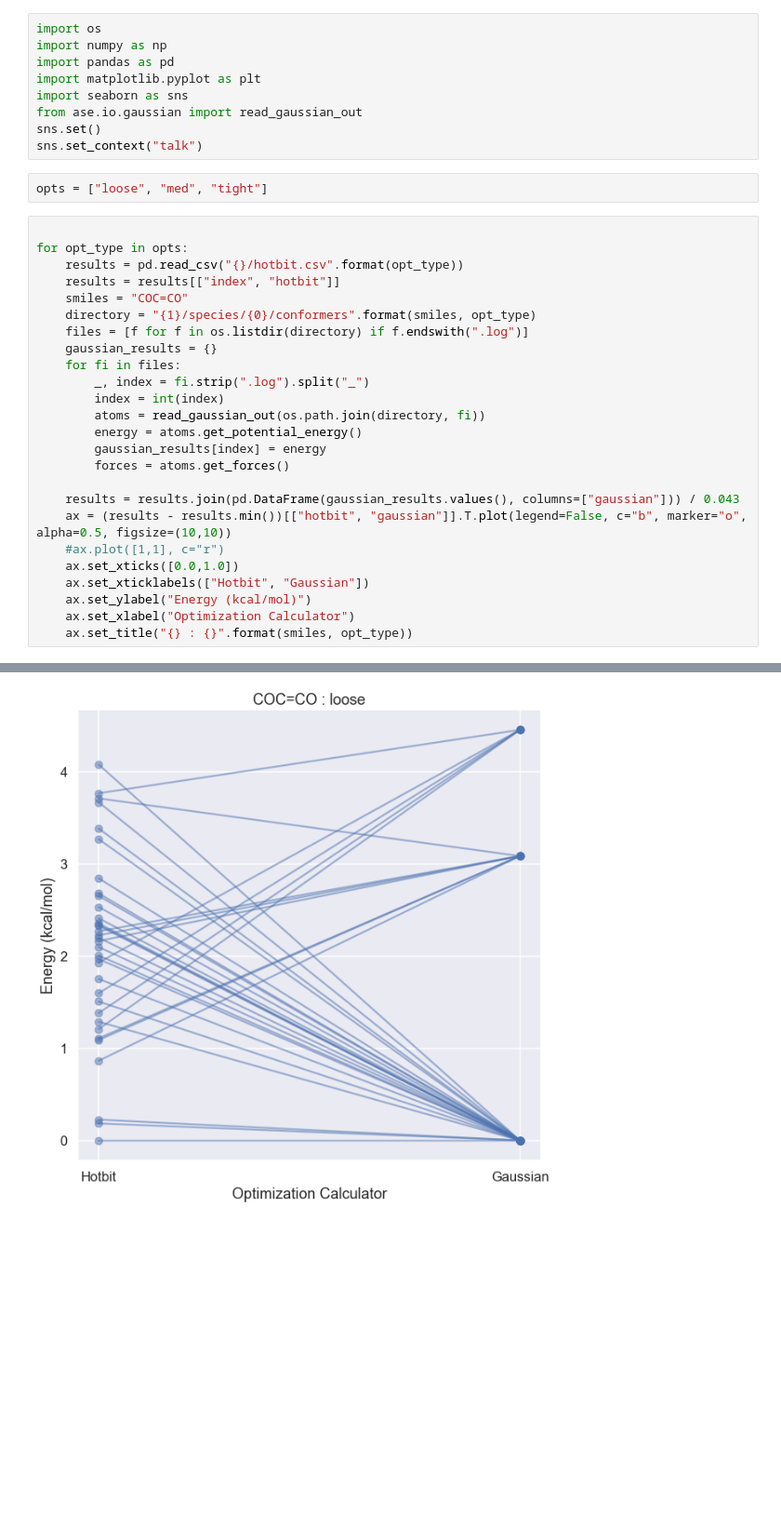
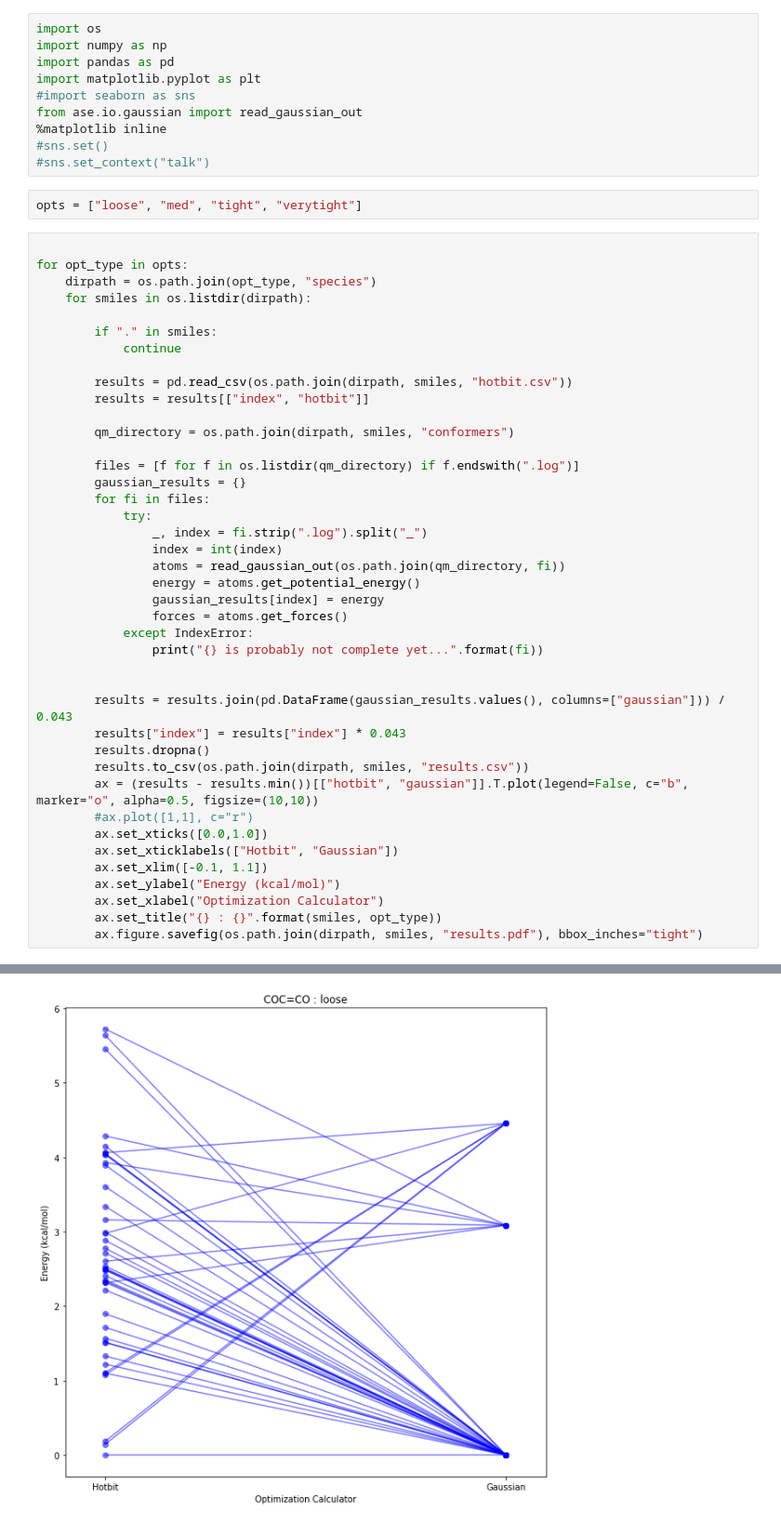
Before and after one commit to nateharms/profiling-conformers, a Jupyter notebook: plottin-species-results.ipynb, the cells around one changed output, grey strips where cells are left out. Shown at 93% size. Drawn from its saved outputs; the diff is of its cells as text; blank space fills up the shorter version.

Commit message:
Modified plotting script to work with new file structure

```diff
--- a/plottin-species-results.ipynb
+++ b/plottin-species-results.ipynb
@@ -3,35 +3,52 @@ import os
 import numpy as np
 import pandas as pd
 import matplotlib.pyplot as plt
-import seaborn as sns
+#import seaborn as sns
 from ase.io.gaussian import read_gaussian_out
-sns.set()
-sns.set_context("talk")
+%matplotlib inline
+#sns.set()
+#sns.set_context("talk")
 # %%
-opts = ["loose", "med", "tight"]
+opts = ["loose", "med", "tight", "verytight"]
 # %%
 
 for opt_type in opts:
-    results = pd.read_csv("{}/hotbit.csv".format(opt_type))
-    results = results[["index", "hotbit"]]
-    smiles = "COC=CO"
-    directory = "{1}/species/{0}/conformers".format(smiles, opt_type)
-    files = [f for f in os.listdir(directory) if f.endswith(".log")]
-    gaussian_results = {}
-    for fi in files:
-        _, index = fi.strip(".log").split("_")
-        index = int(index)
-        atoms = read_gaussian_out(os.path.join(directory, fi))
-        energy = atoms.get_potential_energy()
-        gaussian_results[index] = energy
-        forces = atoms.get_forces()
+    dirpath = os.path.join(opt_type, "species")
+    for smiles in os.listdir(dirpath):
 
-    results = results.join(pd.DataFrame(gaussian_results.values(), columns=["gaussian"])) / 0.043
-    ax = (results - results.min())[["hotbit", "gaussian"]].T.plot(legend=False, c="b", marker="o", alpha=0.5, figsize=(10,10))
-    #ax.plot([1,1], c="r")
-    ax.set_xticks([0.0,1.0])
-    ax.set_xticklabels(["Hotbit", "Gaussian"])
-    ax.set_ylabel("Energy (kcal/mol)")
-    ax.set_xlabel("Optimization Calculator")
-    ax.set_title("{} : {}".format(smiles, opt_type))
+        if "." in smiles:
+            continue
+
+        results = pd.read_csv(os.path.join(dirpath, smiles, "hotbit.csv"))
+        results = results[["index", "hotbit"]]
+
+        qm_directory = os.path.join(dirpath, smiles, "conformers")
+
+        files = [f for f in os.listdir(qm_directory) if f.endswith(".log")]
+        gaussian_results = {}
+        for fi in files:
+            try:
+                _, index = fi.strip(".log").split("_")
+                index = int(index)
+                atoms = read_gaussian_out(os.path.join(qm_directory, fi))
+                energy = atoms.get_potential_energy()
+                gaussian_results[index] = energy
+                forces = atoms.get_forces()
+            except IndexError:
+                print("{} is probably not complete yet...".format(fi))
+
+
+        results = results.join(pd.DataFrame(gaussian_results.values(), columns=["gaussian"])) / 0.043
+        results["index"] = results["index"] * 0.043
+        results.dropna()
+        results.to_csv(os.path.join(dirpath, smiles, "results.csv"))
+        ax = (results - results.min())[["hotbit", "gaussian"]].T.plot(legend=False, c="b", marker="o", alpha=0.5, figsize=(10,10))
+        #ax.plot([1,1], c="r")
+        ax.set_xticks([0.0,1.0])
+        ax.set_xticklabels(["Hotbit", "Gaussian"])
+        ax.set_xlim([-0.1, 1.1])
+        ax.set_ylabel("Energy (kcal/mol)")
+        ax.set_xlabel("Optimization Calculator")
+        ax.set_title("{} : {}".format(smiles, opt_type))
+        ax.figure.savefig(os.path.join(dirpath, smiles, "results.pdf"), bbox_inches="tight")
 # %% [output]
@@ -38 +75 @@ for opt_type in opts:
-[figure, old version]
+[figure, new version]
```
Also changed, not shown: parts of 3 cells of this notebook, 32 other files.
